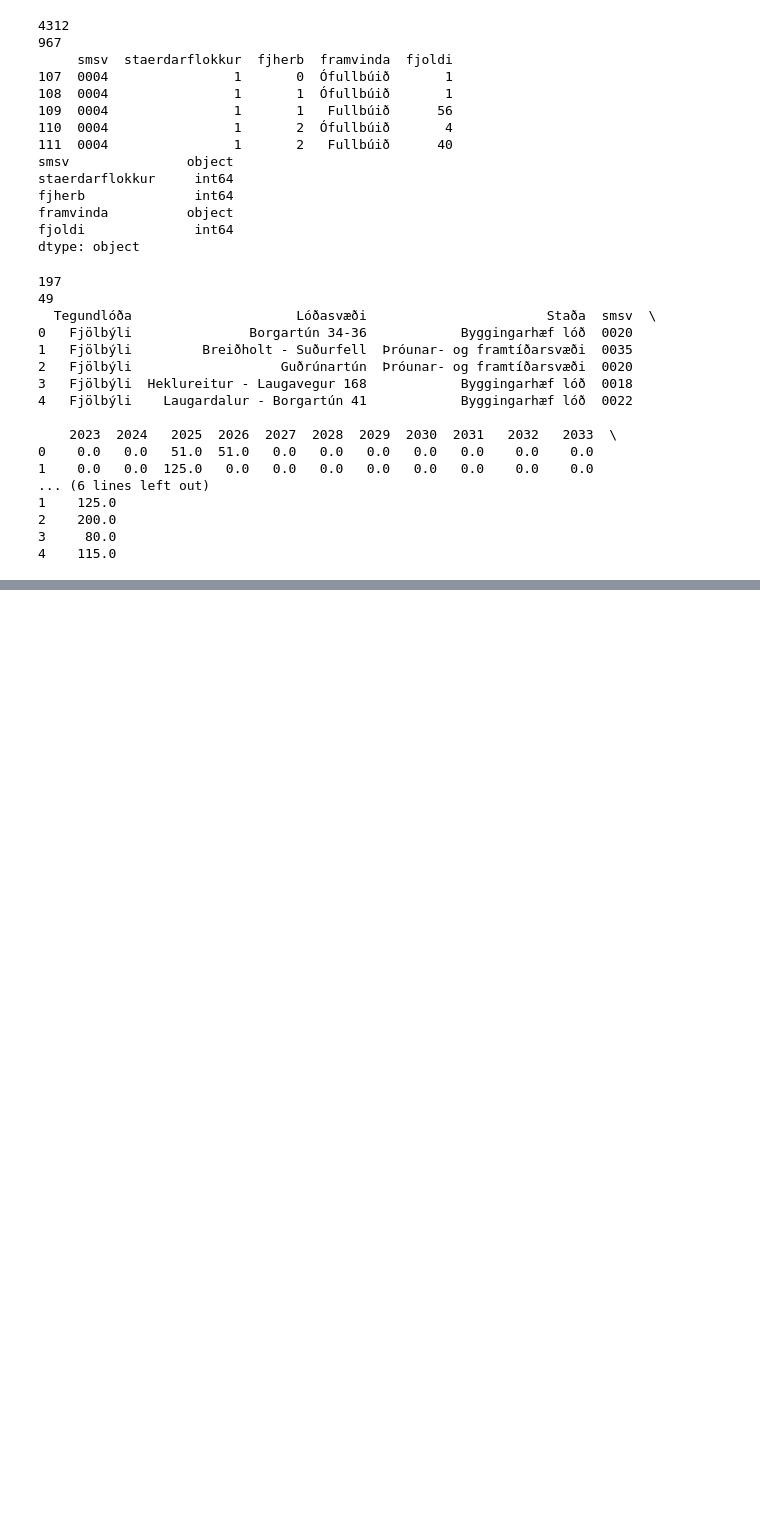
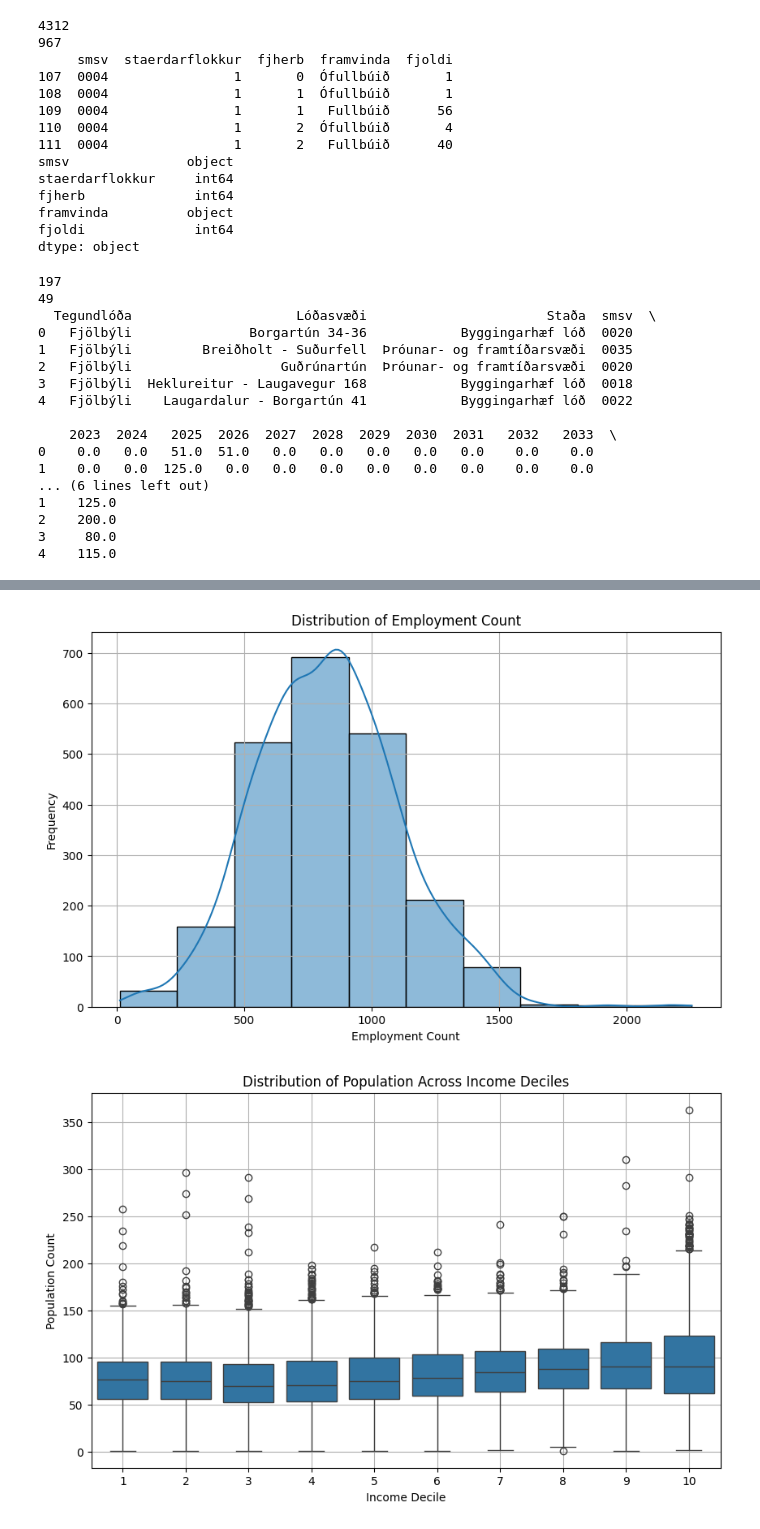
Before and after one commit to kunwarsandesh/Datathon_2024, a Jupyter notebook: data_exploration.ipynb, the cells around one changed output, grey strips where cells are left out. Cells and saved outputs as stored; diff of their text form; code cells hidden in the pictures; blank space fills up the shorter version.

```diff
--- a/data_exploration.ipynb
+++ b/data_exploration.ipynb
@@ -255,0 +369,21 @@ print(construction_sites_df.head())
+# %%
+# Visualization of employed distribution
+plt.figure(figsize=(10, 6))
+sns.histplot(employed_df['fjoldi'], kde=True, bins=10)
+plt.title('Distribution of Employment Count')
+plt.xlabel('Employment Count')
+plt.ylabel('Frequency')
+plt.grid(True)
+plt.show()
+
+# Visualization of income decile distribution
+plt.figure(figsize=(10, 6))
+sns.boxplot(data=income_decile_df, x='tekjutiund', y='fjoldi')
+plt.title('Distribution of Population Across Income Deciles')
+plt.xlabel('Income Decile')
+plt.ylabel('Population Count')
+plt.grid(True)
+plt.show()
+# %% [output]
+[figure, added]
+[figure, added]
```
Also changed, not shown: parts of 7 cells of this notebook.
